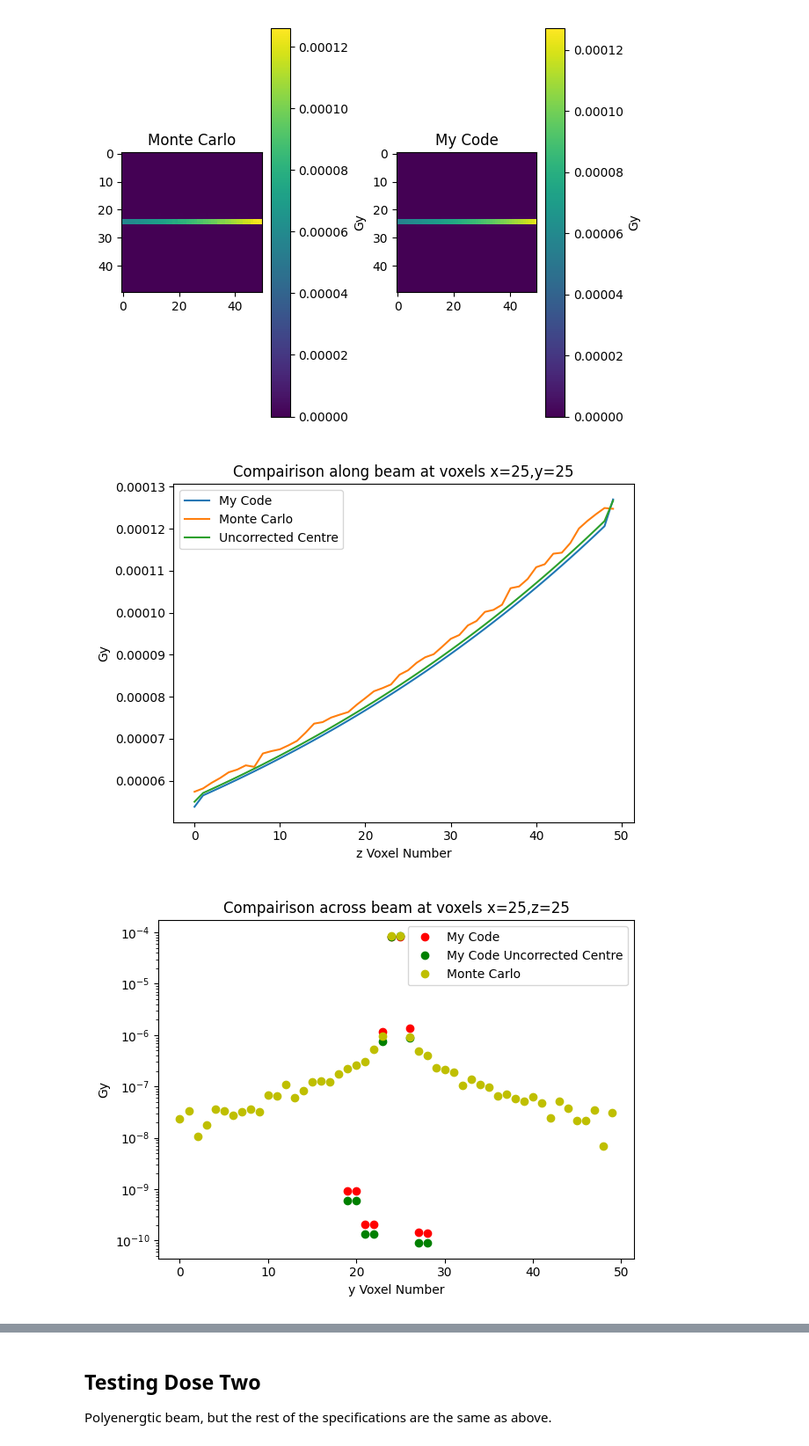
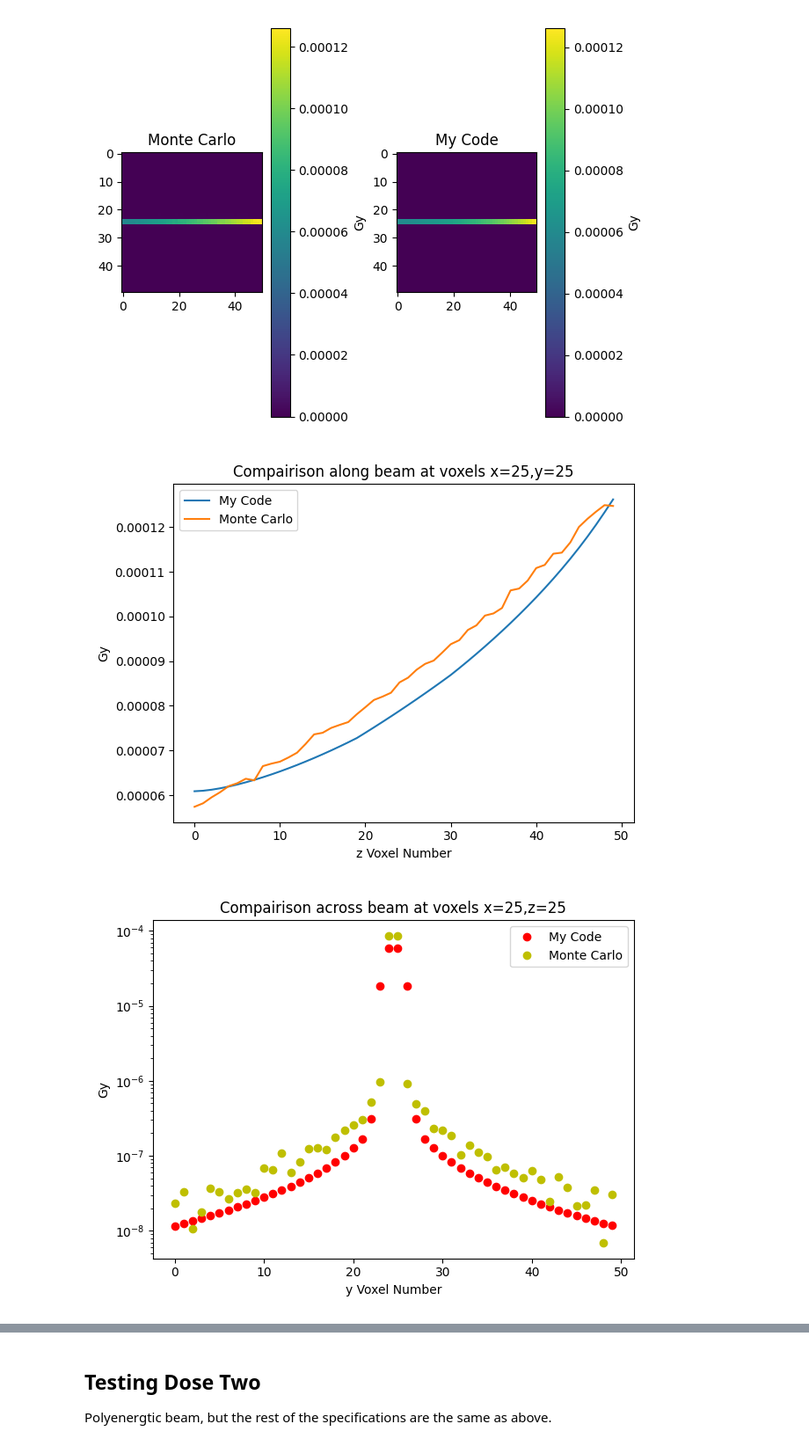
Before and after one commit to jbrewster7/NSERC-Summer-2022, a Jupyter notebook: Python/Monte_Carlo_Comparisons.ipynb, the cells around one changed output, grey strips where cells are left out. Shown at 88% size. Cells and saved outputs as stored; diff of their text form; code cells hidden in the pictures.

```diff
--- a/Python/Monte_Carlo_Comparisons.ipynb
+++ b/Python/Monte_Carlo_Comparisons.ipynb
@@ -14,11 +14,11 @@ Populating the interactive namespace from numpy and matplotlib
 This is a 120 keV monoenergetic pencil beam in an ellipse shape moving from positive to negative z in water. The medium is a 5cm x 5cm x 5cm block with 50 voxels in each axis.
 # %%
 # my_dose_array_corrected = pickle.load(open('dose_19.pickle','rb'))
-my_dose_array = pickle.load(open('dose_25.pickle','rb'))
+my_dose_array = pickle.load(open('dose_35.pickle','rb'))
 mc_dose_array_full = BinnedResult('../Topas/TestingDose1.csv')
 mc_dose_array = mc_dose_array_full.data['Sum']
 # %%
-conversion = 1.602e-10
+conversion = 1.602e-10*1.17
 # %%
 x = 24
 bar = True
@@ -50,7 +50,7 @@ ifig=2;close(ifig);figure(ifig)
 plot(my_dose_array[25][25]*conversion,label='My Code') # if I multiply by 1.02 it lines up perfectly (I attribute this to fluence)
 # plot(my_dose_array_corrected[25][25]*conversion,label='My Code Corrected')
 plot(mc_dose_array[25][25],label='Monte Carlo')
-plot(pickle.load(open('dose_26.pickle','rb'))[25][25]*conversion,label='Uncorrected Centre')
+# plot(pickle.load(open('dose_26.pickle','rb'))[25][25]*conversion,label='Uncorrected Centre')
 legend()
 title('Compairison along beam at voxels x=25,y=25')
 ylabel('Gy')
@@ -58,28 +58,28 @@ xlabel('z Voxel Number')
 tight_layout()
 # savefig('TestingDose1.png')
 # %% [output]
-[figure, old version]
+[figure, new version]
 # %%
 ifig=3;close(ifig);figure(ifig)
 for n in range(len(my_dose_array[25])):
     if n == 0:
         semilogy(n,my_dose_array[25][n][25]*conversion,'ro',label='My Code')
-        semilogy(n,pickle.load(open('dose_26.pickle','rb'))[25][n][25]*conversion,'go',label='My Code Uncorrected Centre')
+        # semilogy(n,pickle.load(open('dose_26.pickle','rb'))[25][n][25]*conversion,'go',label='My Code Uncorrected Centre')
         # semilogy(n,pickle.load(open('dose_21.pickle','rb'))[25][n][25]*conversion,'go',label='My Code \n (Kernel Interaction \n Size is 0.05cm)')
         # semilogy(n,pickle.load(open('dose_12.pickle','rb'))[25][n][25]*conversion,'bo',label='My Code \n (Kernel Interaction \n Size is 0.1cm)')
         # semilogy(n,pickle.load(open('dose_11.pickle','rb'))[25][n][25]*conversion,'bo',label='My Code \n (Previous Incorrect \n Kernel Size)')
         semilogy(n,mc_dose_array[25][n][25],'yo',label='Monte Carlo')
     else:
         semilogy(n,my_dose_array[25][n][25]*conversion,'ro')
-        semilogy(n,pickle.load(open('dose_26.pickle','rb'))[25][n][25]*conversion,'go')
+        # semilogy(n,pickle.load(open('dose_26.pickle','rb'))[25][n][25]*conversion,'go')
         # semilogy(n,pickle.load(open('dose_21.pickle','rb'))[25][n][25]*conversion,'go')
         # semilogy(n,pickle.load(open('dose_12.pickle','rb'))[25][n][25]*conversion,'bo')
         # semilogy(n,pickle.load(open('dose_11.pickle','rb'))[25][n][25]*conversion,'bo')
         semilogy(n,mc_dose_array[25][n][25],'yo')
 legend()
 title('Compairison across beam at voxels x=25,z=25')
 ylabel('Gy')
 xlabel('y Voxel Number')
 tight_layout()
 # %% [output]
-[figure, old version]
+[figure, new version]
```
Also changed, not shown: parts of 23 cells of this notebook, 26 other files.
